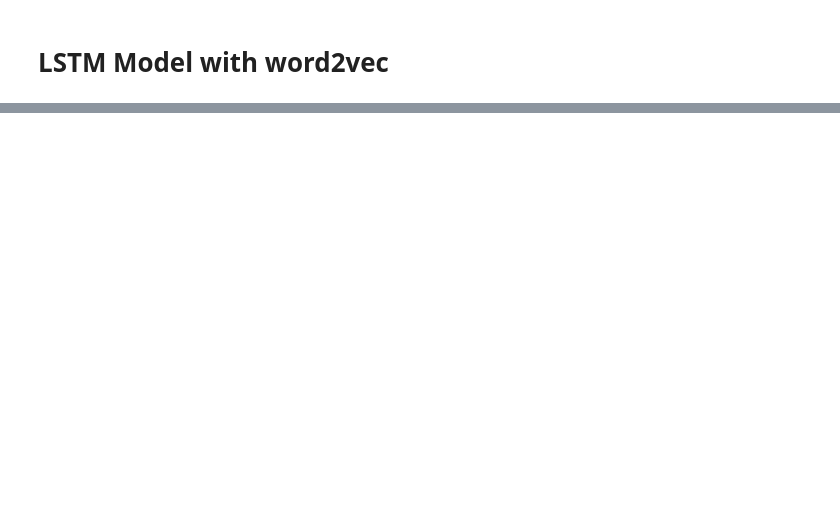
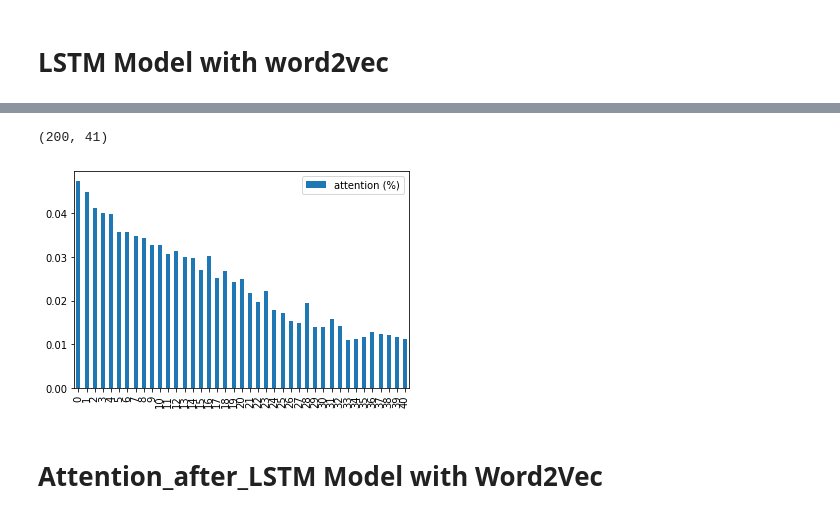
Before and after one commit to estela19/AIFFEL, a Jupyter notebook: exp07/base_1.ipynb, the cells around one changed output, grey strips where cells are left out. Drawn from its saved outputs; the diff is of its cells as text; code cells hidden in the pictures; blank space fills up the shorter version.

```diff
--- a/exp07/base_1.ipynb
+++ b/exp07/base_1.ipynb
@@ -1015,0 +1134,7 @@ test
+# %%
+view_attention_vector(Att_before_LSTM_vec_model, x_test, 3)
+# %% [output]
+(200, 41)
+[figure, added]
+# %% [markdown]
+# Attention_after_LSTM Model with Word2Vec
```
Also changed, not shown: parts of 23 cells of this notebook.
